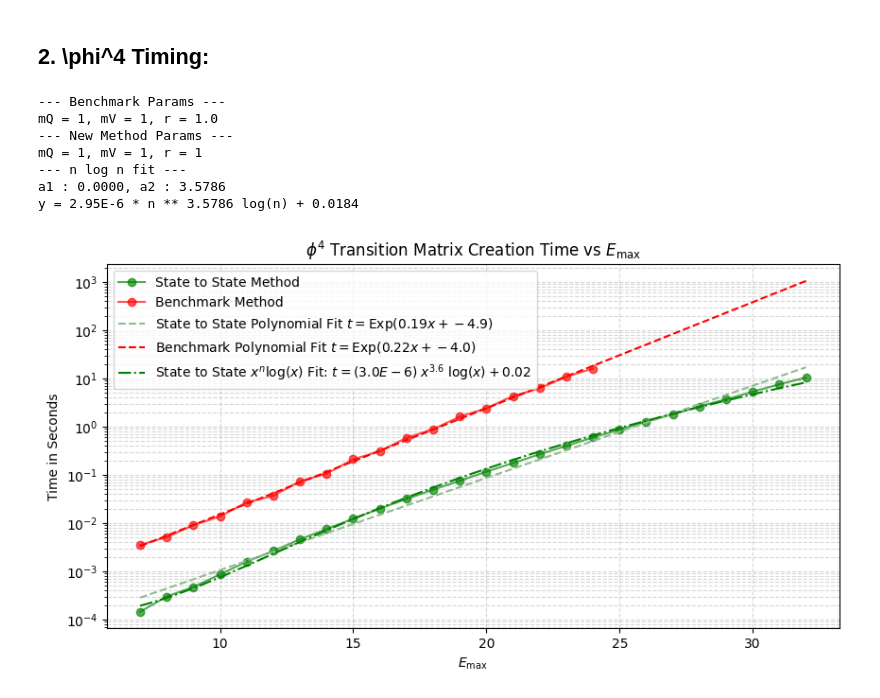
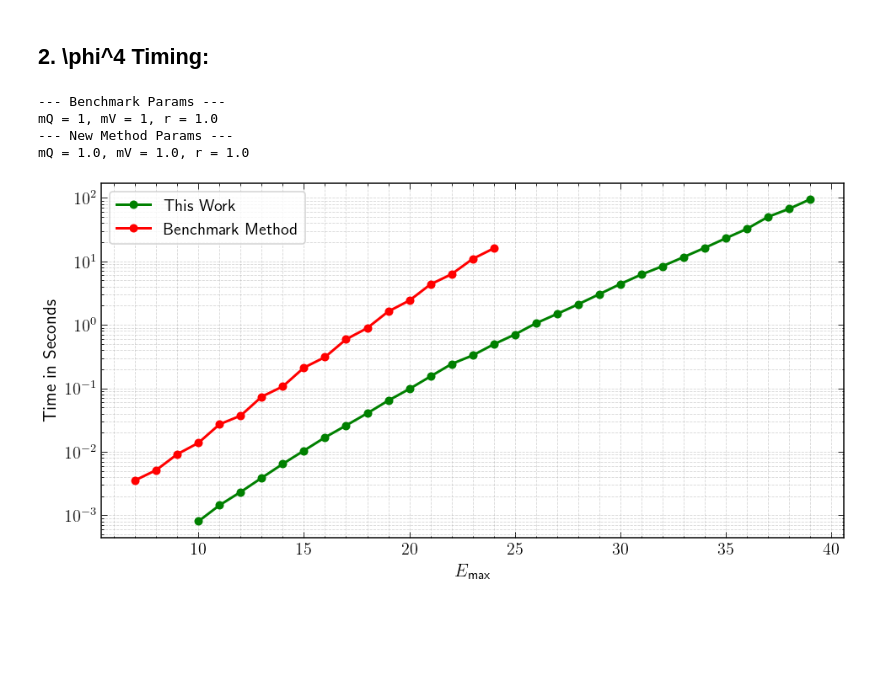
Before and after one commit to miarobin/FasterHT, a Jupyter notebook: TimingPlots.ipynb, the cells around one changed output. Saved outputs shown, nothing was run; the diff lists cells and outputs as text; code cells hidden in the pictures; blank space fills up the shorter version.

```diff
--- a/TimingPlots.ipynb
+++ b/TimingPlots.ipynb
@@ -128,71 +174,39 @@ with open(statestate_filename, mode="r") as file:
     # Prints Hamiltonian parameters for new method. Confirm that these are the same in-use here!
     print('--- New Method Params ---')
     print(''.join(next(reader)))
 
     # Skips header for e_max list.
     next(reader)
     emax_list_statestate = list(map(float,next(reader))) #Saves e_max list and converts to float.
 
     next(reader) #Skips Header.
     for row in reader:
         # Adds data to execution_times_statestate list.
         execution_times_statestate.append(float(row[1])) # Convert time back to float
 
 
 # 3. Plot the results
-fig, ax1 = plt.subplots(figsize=(10, 5))
+fig, ax1 = plt.subplots(figsize=(8, 4))
 ax1.set_xlabel(r'$E_\text{max}$', color='black')
 ax1.set_ylabel('Time in Seconds')
 ax1.set_yscale('log')
 ax1.tick_params(axis='x', labelcolor='black')
 ax1.grid(True, which="both", linestyle='--', alpha=0.5)
 
-# Raw Data Plot Initially
-ax1.plot(emax_list_statestate, execution_times_statestate, marker='o', linestyle='-', color='g', alpha=0.66, label='State to State Method')
-ax1.plot(emax_list_benchmark, execution_times_benchmark, marker ='o', linestyle='-', color='r', alpha=0.66, label='Benchmark Method')
 
-# 4. First degree polynomial fit to the timing data.
-startix = 0 # Starting index for the polynomial fit in case it is noisy.
-coef_statestate = (np.polyfit(emax_list_statestate[startix:], np.log10(execution_times_statestate)[startix:], 1))
-coef_bench = (np.polyfit(emax_list_benchmark[startix:], np.log10(execution_times_benchmark)[startix:], 1))
+# 4. Plots the raw data and linear fits.
 
-poly_statestate = np.poly1d(coef_statestate)
-poly_bench = np.poly1d(coef_bench)
-xs = np.linspace(emax_list[0],emax_list[-1])
-
-# Plots the polynomial fit.
-ax1.plot(xs, 10**poly_statestate(xs), linestyle='--', color='darkseagreen', label=rf'State to State Polynomial Fit $t=\text{{Exp}}({coef_statestate[0]:.2f}x+{coef_statestate[1]:.1f})$')
-ax1.plot(xs, 10**poly_bench(xs), linestyle='--', color='r', label=rf'Benchmark Polynomial Fit $t=\text{{Exp}}({coef_bench[0]:.2f}x+{coef_bench[1]:.1f})$')
+# State to state method:
+ax1.plot(emax_list_statestate, execution_times_statestate, marker='o', linestyle='-', color='g', label='This Work')
+# Benchmark method:
+ax1.plot(emax_list_benchmark, execution_times_benchmark, marker ='o', linestyle='-', color='r', label='Benchmark Method')
 
 
-# An nlog(n) fit to the data.
-def n_log_n_with_intercept(n, a1, a2, c):
-    return np.log(a1 * n**a2 * np.log(n)+ c)
-
-# 2. Perform the curve fit
-# popt will contain the optimized parameters (in this case, just [c])
-popt, pcov = curve_fit(n_log_n_with_intercept, emax_list_statestate[startix:], np.log10(execution_times_statestate)[startix:])
-a1, a2, c = popt
-
-print("--- n log n fit ---")
-print(f"a1 : {a1:.4f}, a2 : {a2:.4f}")
-print(f"y = {Decimal(a1):.2E} * n ** {a2:.4f} log(n) + {c:.4f}")
-
-# 3. Generate smooth points for plotting the trendline
-n_line = np.linspace(min(emax_list_statestate[startix:]), max(emax_list_statestate[startix:]), 500)
-y_line = n_log_n_with_intercept(n_line, a1, a2, c)
-
-plt.plot(n_line, 10**y_line, linestyle='-.', color='g', label=rf'State to State $x^n \text{{log}}(x)$ Fit: $t = ({Decimal(a1):.1E})\; x^{{{a2:.1f}}}\; \text{{log}}(x) + {c:.2f}$')
-
 ax1.legend()
-plt.title(r'$\phi^4$ Transition Matrix Creation Time vs $E_\text{max}$')
-plt.show()
+plt.savefig('phi4_matrix_creation.pdf',format='pdf')
 # %% [output]
 --- Benchmark Params ---
 mQ = 1, mV = 1, r = 1.0
 --- New Method Params ---
-mQ = 1, mV = 1, r = 1
---- n log n fit ---
-a1 : 0.0000, a2 : 3.5786
-y = 2.95E-6 * n ** 3.5786 log(n) + 0.0184
+mQ = 1.0, mV = 1.0, r = 1.0
-[figure, old version]
+[figure, new version]
```
Also changed, not shown: parts of 9 cells of this notebook, 4 other files.
